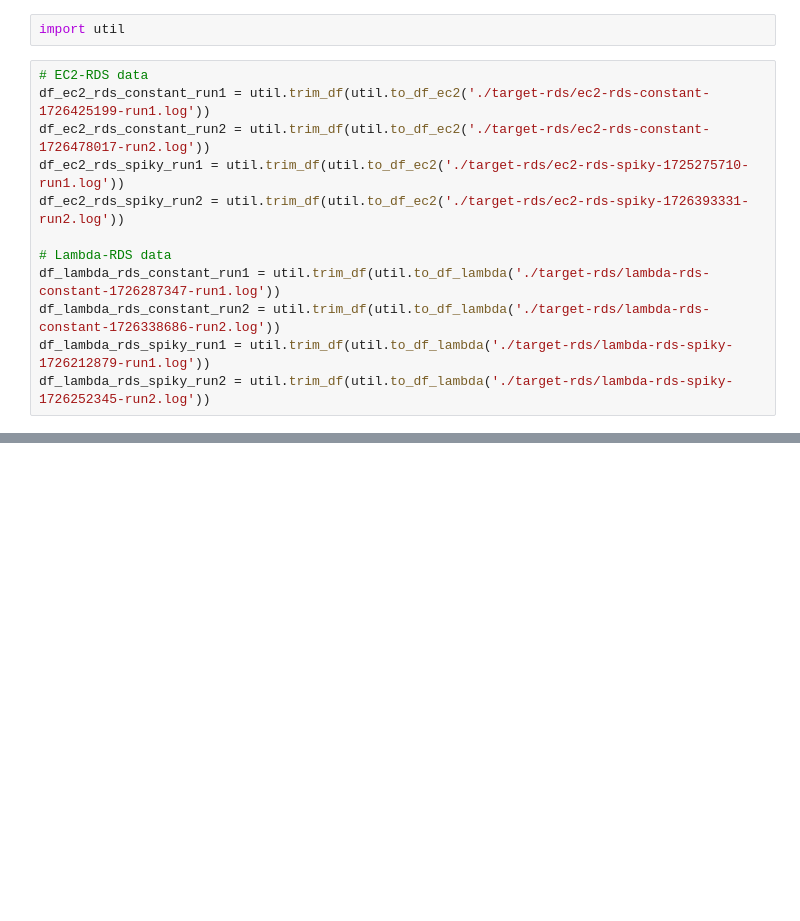
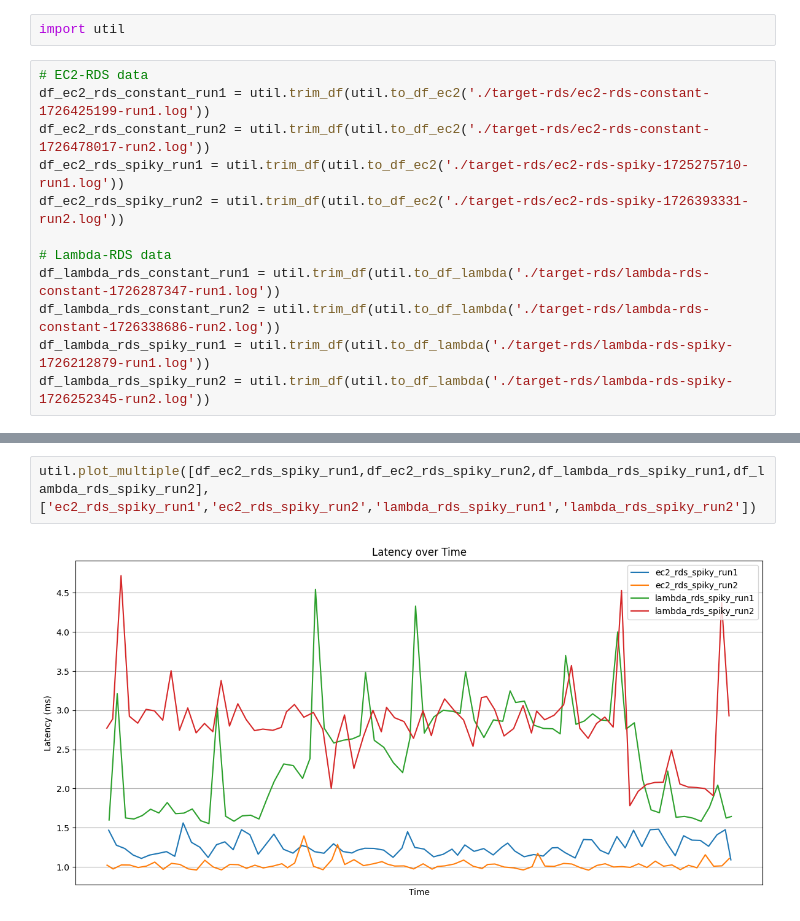
Before and after one commit to bds-cho/ba, a Jupyter notebook: data/rds-comparison.ipynb, the cells around one changed output, grey strips where cells are left out. Drawn from its saved outputs; the diff is of its cells as text; blank space fills up the shorter version.

```diff
--- a/data/rds-comparison.ipynb
+++ b/data/rds-comparison.ipynb
@@ -23,0 +46,4 @@ df_lambda_rds_spiky_run2 = util.trim_df(util.to_df_lambda('./target-rds/lambda-r
+# %%
+util.plot_multiple([df_ec2_rds_spiky_run1,df_ec2_rds_spiky_run2,df_lambda_rds_spiky_run1,df_lambda_rds_spiky_run2],['ec2_rds_spiky_run1','ec2_rds_spiky_run2','lambda_rds_spiky_run1','lambda_rds_spiky_run2'])
+# %% [output]
+[figure, added]
```
Also changed, not shown: parts of 2 cells of this notebook, 3 other files.
